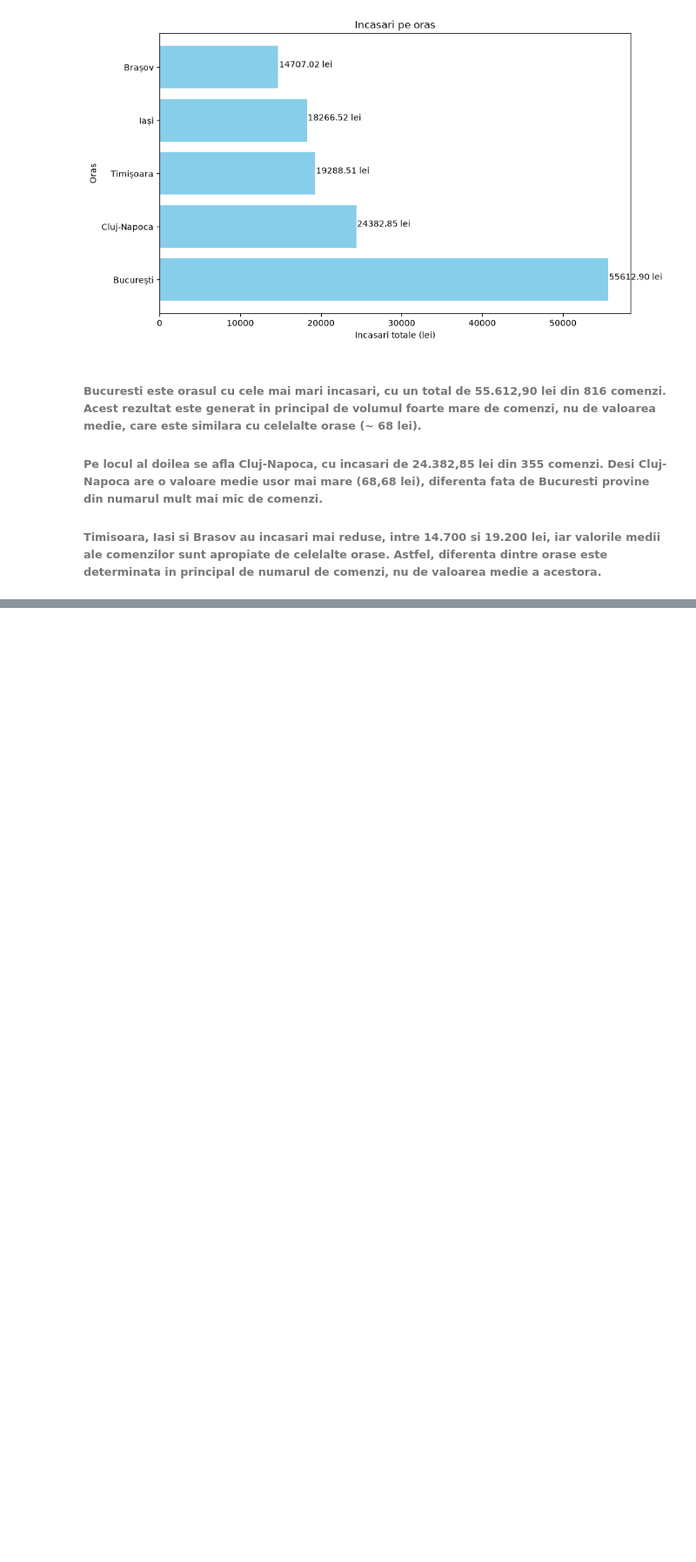
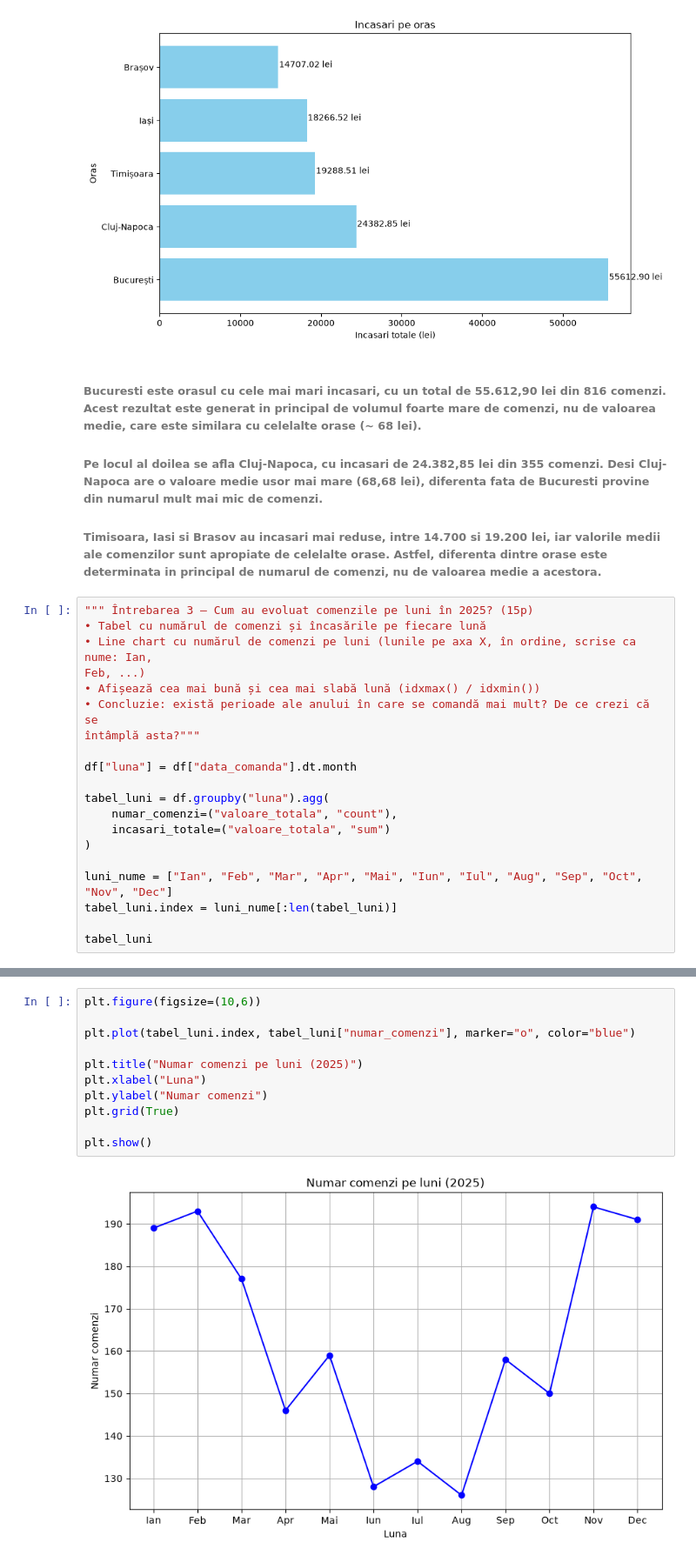
Before and after one commit to CristianaTrandafir/proiect_python_trandafir_cristiana, a Jupyter notebook: proiect_gustoexpress.ipynb, the cells around one changed output, grey strips where cells are left out. Shown at 87% size. Drawn from its saved outputs; the diff is of its cells as text; blank space fills up the shorter version.

```diff
--- a/proiect_gustoexpress.ipynb
+++ b/proiect_gustoexpress.ipynb
@@ -340,3 +340,23 @@ plt.show()
 ###### Bucuresti este orasul cu cele mai mari incasari, cu un total de 55.612,90 lei din 816 comenzi. Acest rezultat este generat in principal de volumul foarte mare de comenzi, nu de valoarea medie, care este similara cu celelalte orase (~ 68 lei).
 ###### Pe locul al doilea se afla Cluj-Napoca, cu incasari de 24.382,85 lei din 355 comenzi. Desi Cluj-Napoca are o valoare medie usor mai mare (68,68 lei), diferenta fata de Bucuresti provine din numarul mult mai mic de comenzi.
 ###### Timisoara, Iasi si Brasov au incasari mai reduse, intre 14.700 si 19.200 lei, iar valorile medii ale comenzilor sunt apropiate de celelalte orase. Astfel, diferenta dintre orase este determinata in principal de numarul de comenzi, nu de valoarea medie a acestora.
+# %%
+""" Întrebarea 3 – Cum au evoluat comenzile pe luni în 2025? (15p)
+• Tabel cu numărul de comenzi și încasările pe fiecare lună
+• Line chart cu numărul de comenzi pe luni (lunile pe axa X, în ordine, scrise ca nume: Ian,
+Feb, ...)
+• Afișează cea mai bună și cea mai slabă lună (idxmax() / idxmin())
+• Concluzie: există perioade ale anului în care se comandă mai mult? De ce crezi că se
+întâmplă asta?"""
+
+df["luna"] = df["data_comanda"].dt.month
+
+tabel_luni = df.groupby("luna").agg(
+    numar_comenzi=("valoare_totala", "count"),
+    incasari_totale=("valoare_totala", "sum")
+)
+
+luni_nume = ["Ian", "Feb", "Mar", "Apr", "Mai", "Iun", "Iul", "Aug", "Sep", "Oct", "Nov", "Dec"]
+tabel_luni.index = luni_nume[:len(tabel_luni)]
+
+tabel_luni
@@ -342,0 +377,13 @@ plt.show()
+# %%
+plt.figure(figsize=(10,6))
+
+plt.plot(tabel_luni.index, tabel_luni["numar_comenzi"], marker="o", color="blue")
+
+plt.title("Numar comenzi pe luni (2025)")
+plt.xlabel("Luna")
+plt.ylabel("Numar comenzi")
+plt.grid(True)
+
+plt.show()
+# %% [output]
+[figure, added]
```
Also changed, not shown: parts of 3 cells of this notebook.
